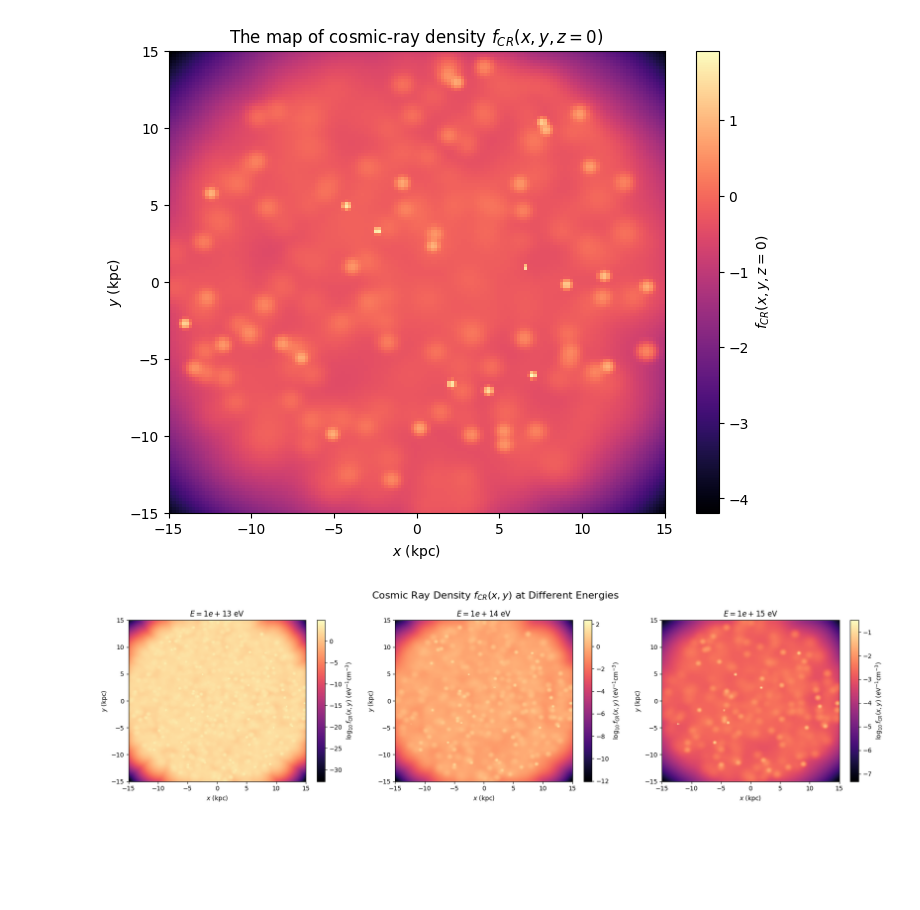
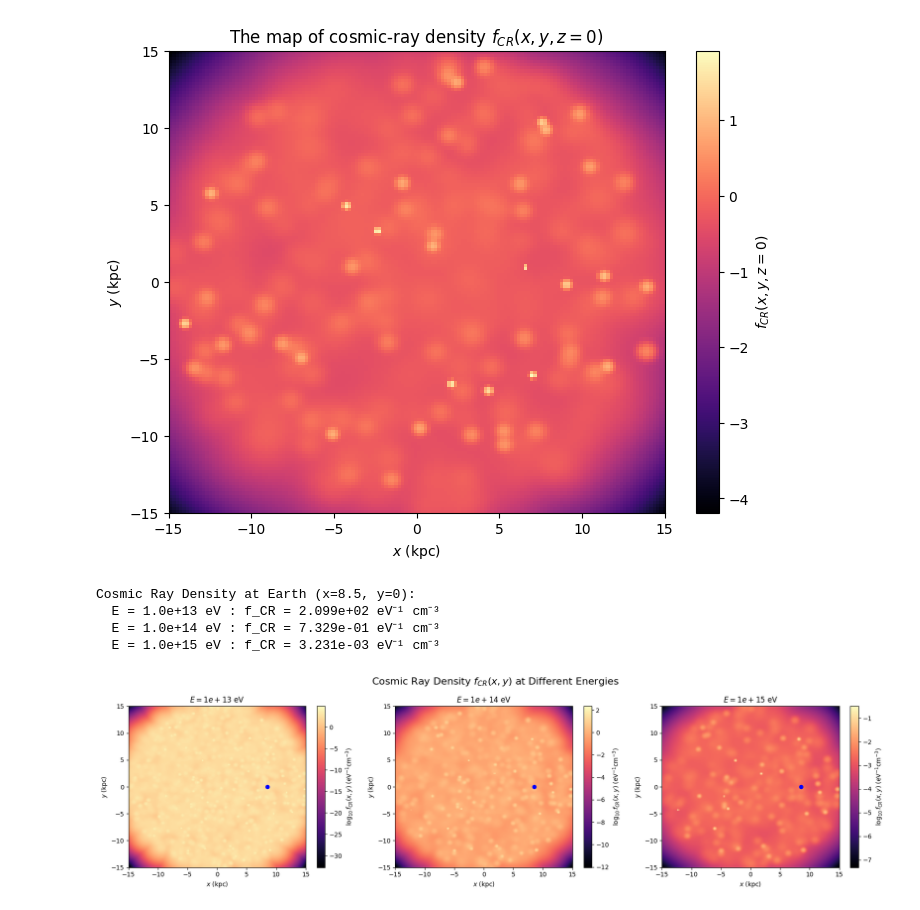
Before and after one commit to JP12468/CRmap, a Jupyter notebook: CRmap.ipynb, the cells around one changed output. Drawn from its saved outputs; the diff is of its cells as text; code cells hidden in the pictures; blank space fills up the shorter version.

```diff
--- a/CRmap.ipynb
+++ b/CRmap.ipynb
@@ -319,31 +319,50 @@ def interpolate_G(x_mesh, y_mesh, x_grid, y_grid, f_CR):
     return map_coordinates(f_CR, [x_indices, y_indices], order=1)
 
 # Compute precomputed G values
 t_current = t_max
 E_values = [1e13, 1e14, 1e15]
 f_CR_list = []
 
 for E in E_values:
     f_CR_E = precompute_G(x_flat, y_flat, x0, y0, t0, t_current, E)
     f_CR_list.append(f_CR_E)
 
+# Earth's coordinates
+x_earth = 8.5  # kpc
+y_earth = 0.0  # kpc
+
+# Find closest grid indices
+ix = jnp.argmin(jnp.abs(x_grid - x_earth))
+iy = jnp.argmin(jnp.abs(y_grid - y_earth))
+
+# Print CR density at Earth
+print("Cosmic Ray Density at Earth (x=8.5, y=0):")
+for E, f_CR_E in zip(E_values, f_CR_list):
+    f_val = f_CR_E[ix, iy]
+    print(f"  E = {E:.1e} eV : f_CR = {f_val:.3e} eV$^{-1}$cm$^{-3}")
+
 # Plot f_CR(x, y) maps for each energy
 fig, axs = plt.subplots(1, len(E_values), figsize=(18, 5))
 for i, (E, f_CR_E) in enumerate(zip(E_values, f_CR_list)):
     im = axs[i].imshow(
         jnp.log10(jnp.nan_to_num(f_CR_E)).T,
         origin="lower",
         extent=[-R, R, -R, R],
         cmap='magma',
         aspect='auto'
     )
+    axs[i].plot(x_earth, y_earth, 'bo', label='Earth')
     axs[i].set_title(f'$E = {E:.0e}$ eV')
     axs[i].set_xlabel('$x$ (kpc)')
     axs[i].set_ylabel('$y$ (kpc)')
     fig.colorbar(im, ax=axs[i], label='$\log_{10} f_{CR}(x,y)$ (eV$^{-1}$cm$^{-3}$)')
 
 plt.suptitle("Cosmic Ray Density $f_{CR}(x,y)$ at Different Energies", fontsize=16)
 plt.tight_layout()
 plt.show()
 # %% [output]
+Cosmic Ray Density at Earth (x=8.5, y=0):
+  E = 1.0e+13 eV : f_CR = 2.099e+02 eV⁻¹ cm⁻³
+  E = 1.0e+14 eV : f_CR = 7.329e-01 eV⁻¹ cm⁻³
+  E = 1.0e+15 eV : f_CR = 3.231e-03 eV⁻¹ cm⁻³
-[figure, old version]
+[figure, new version]
```
